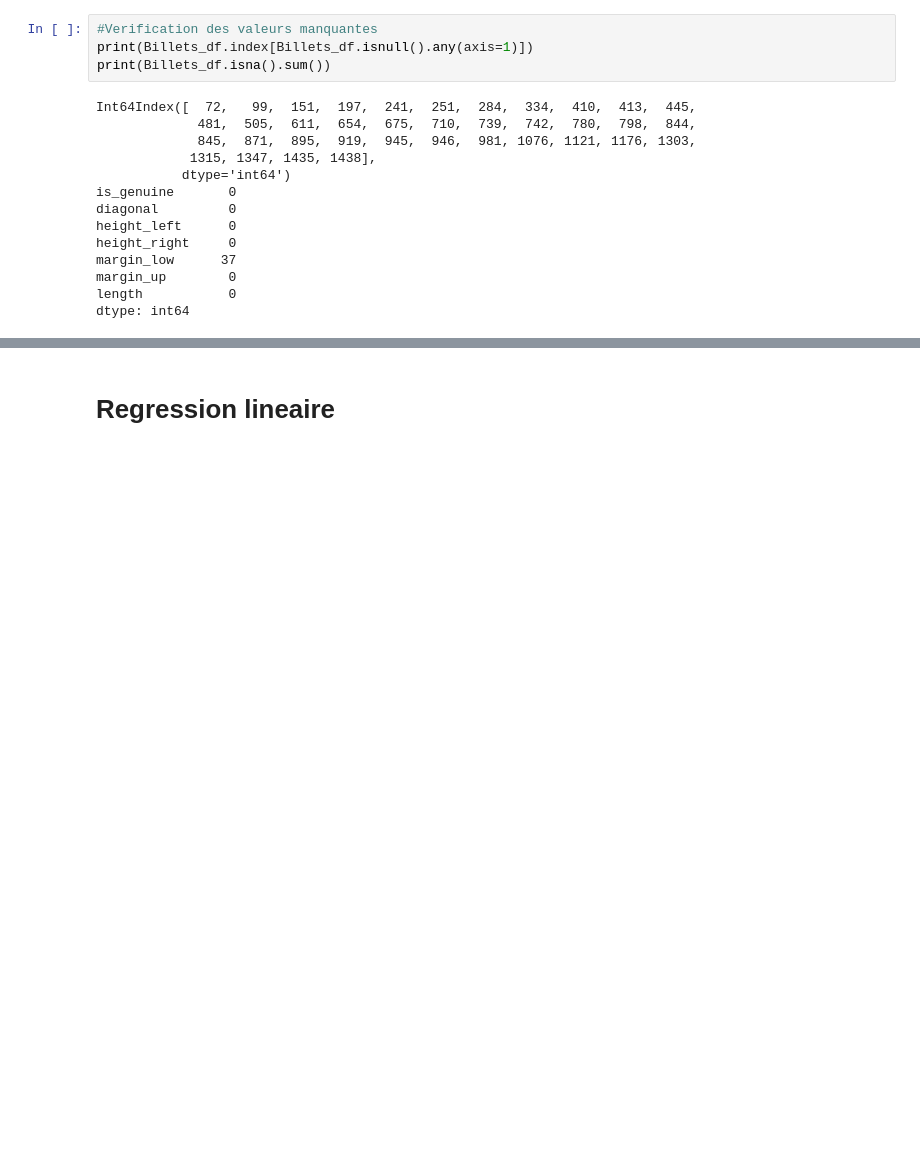
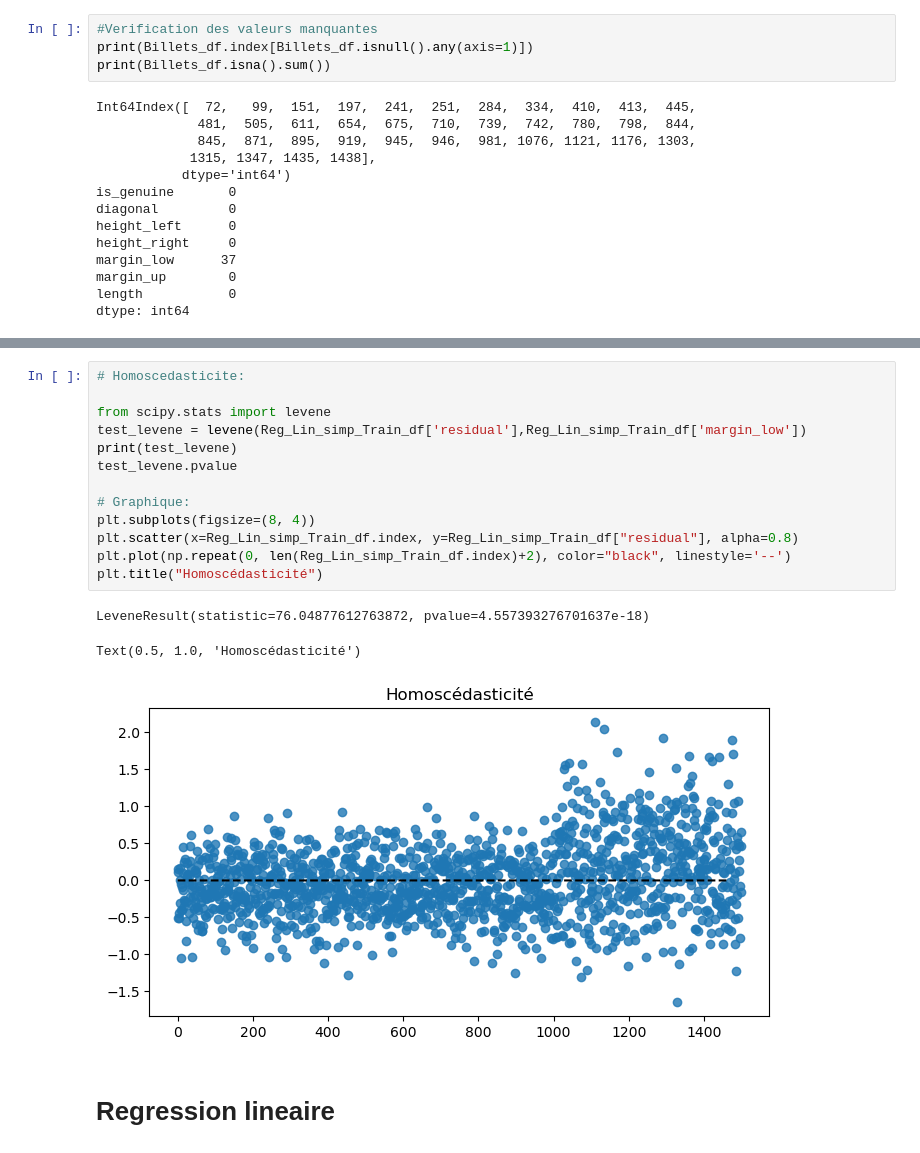
Before and after one commit to BahiaB/DAN-P10, a Jupyter notebook: Benali_Bahia_1_code_032023.ipynb, the cells around one changed output, grey strips where cells are left out. Drawn from its saved outputs; the diff is of its cells as text; blank space fills up the shorter version.

```diff
--- a/Benali_Bahia_1_code_032023.ipynb
+++ b/Benali_Bahia_1_code_032023.ipynb
@@ -80,3 +249,20 @@ dtype: int64
+# %%
+# Homoscedasticite:
+
+from scipy.stats import levene
+test_levene = levene(Reg_Lin_simp_Train_df['residual'],Reg_Lin_simp_Train_df['margin_low'])
+print(test_levene)
+test_levene.pvalue
+
+# Graphique:
+plt.subplots(figsize=(8, 4))
+plt.scatter(x=Reg_Lin_simp_Train_df.index, y=Reg_Lin_simp_Train_df["residual"], alpha=0.8)
+plt.plot(np.repeat(0, len(Reg_Lin_simp_Train_df.index)+2), color="black", linestyle='--')
+plt.title("Homoscédasticité")
+# %% [output]
+LeveneResult(statistic=76.04877612763872, pvalue=4.557393276701637e-18)
+Text(0.5, 1.0, 'Homoscédasticité')
+[figure, added]
 # %% [markdown]
 # Regression lineaire
 # %% [markdown]
```
Also changed, not shown: parts of 59 cells of this notebook.
